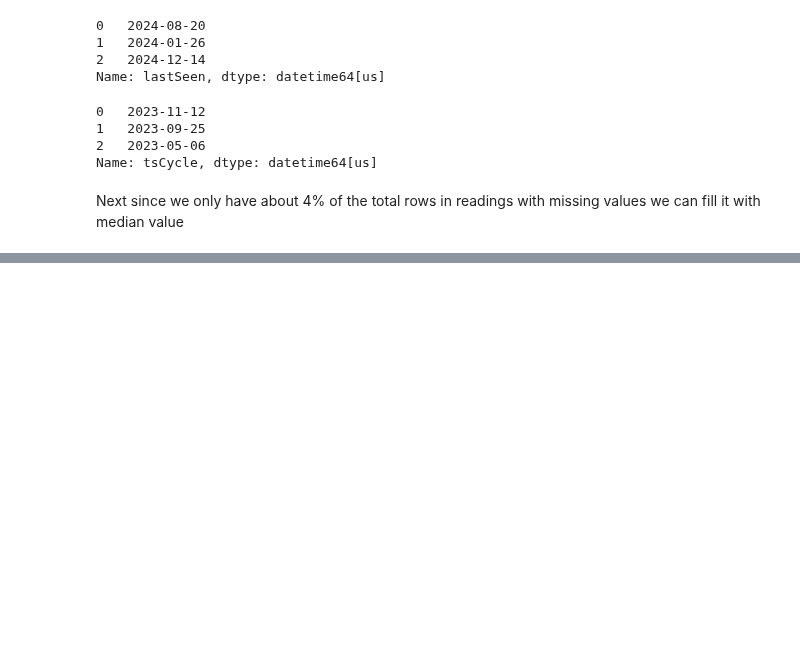
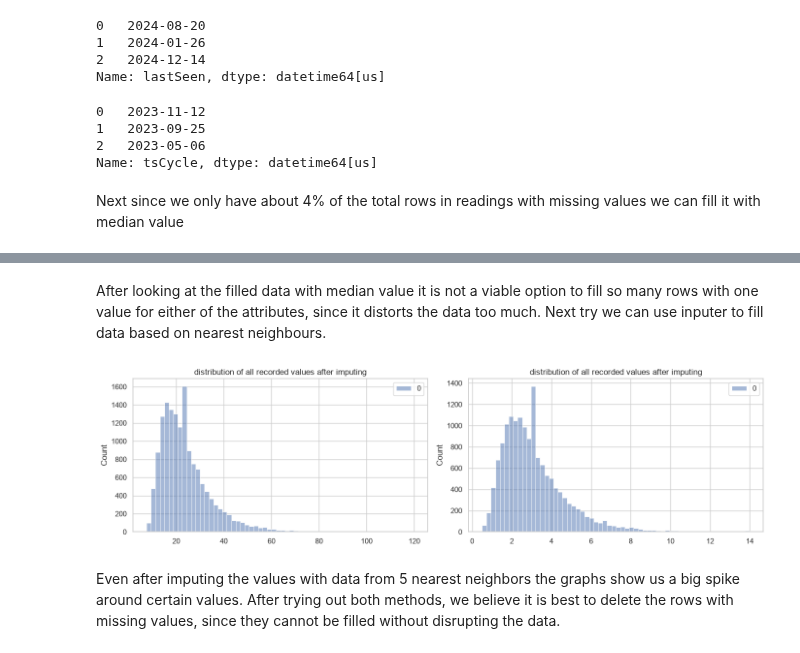
Before and after one commit to zigo-matej/iau_project, a Jupyter notebook: phase_01.ipynb, the cells around one changed output, grey strips where cells are left out. Cells and saved outputs as stored; diff of their text form; code cells hidden in the pictures; blank space fills up the shorter version.

```diff
--- a/phase_01.ipynb
+++ b/phase_01.ipynb
@@ -1098,0 +1110,19 @@ readings_clean['vibration_rms'] = readings_clean['vibration_rms'].fillna(reading
+# %% [markdown]
+After looking at the filled data with median value it is not a viable option to fill so many rows with one value for either of the attributes, since it distorts the data too much. Next try we can use inputer to fill data based on nearest neighbours.
+# %%
+imputer = KNNImputer(n_neighbors=5)
+readings_clean = pd.DataFrame(readings_clean)
+imputed_dp_filter = imputer.fit_transform(readings[['dp_filter']])
+
+imputed_vibration_rms = imputer.fit_transform(readings[['vibration_rms']])
+
+fig, axes = plt.subplots(1, 2, figsize=(14, 4))
+for data_filled, ax in zip([imputed_dp_filter, imputed_vibration_rms], axes):
+    sns.histplot(data=data_filled, bins=60, ax=ax)
+    ax.set_title(f"distribution of all recorded values after imputing")
+plt.tight_layout()
+plt.show()
+# %% [output]
+[figure, added]
+# %% [markdown]
+Even after imputing the values with data from 5 nearest neighbors the graphs show us a big spike around certain values. After trying out both methods, we believe it is best to delete the rows with missing values, since they cannot be filled without disrupting the data.
```
Also changed, not shown: parts of 17 cells of this notebook.
